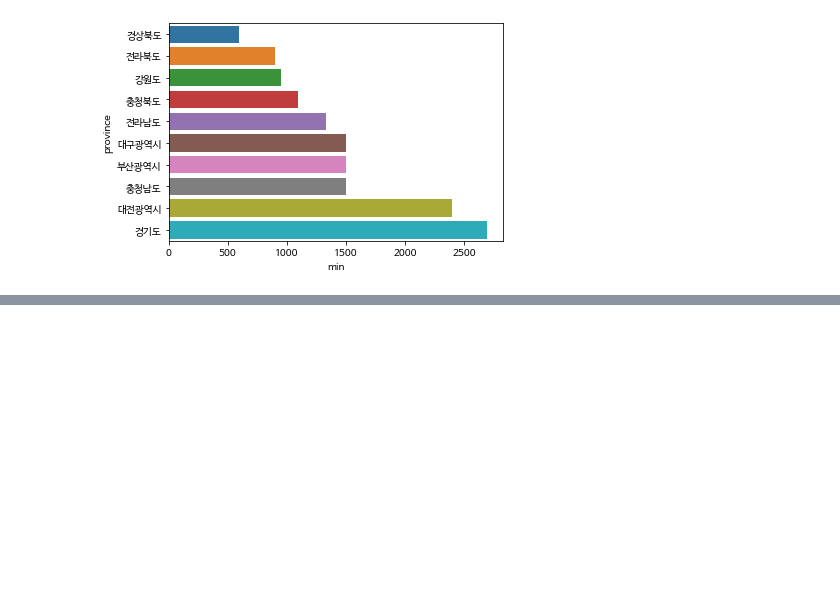
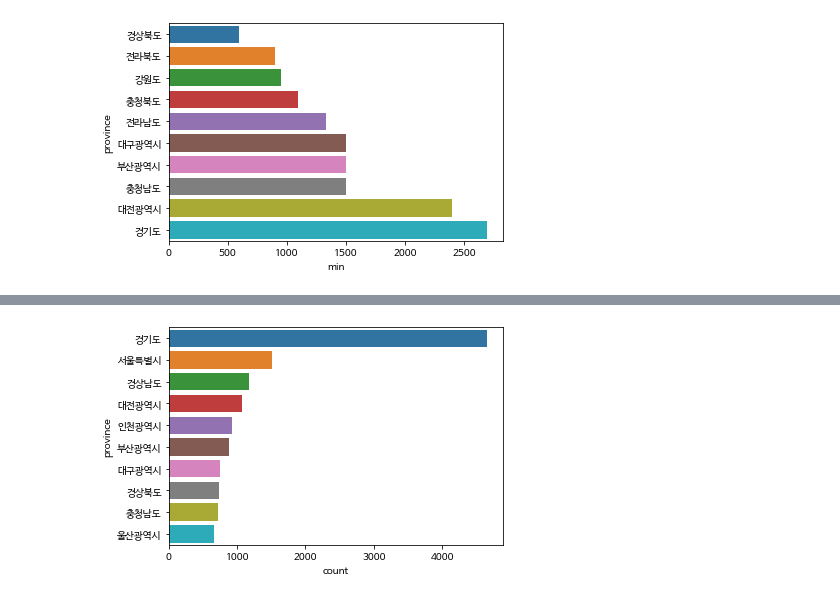
Before and after one commit to sejinseo/Itwill_Python, a Jupyter notebook: py26_apt.ipynb, the cells around one changed output, grey strips where cells are left out. Cells and saved outputs as stored; diff of their text form; code cells hidden in the pictures; blank space fills up the shorter version.

```diff
--- a/py26_apt.ipynb
+++ b/py26_apt.ipynb
@@ -400,0 +403,2 @@ plt.show()
+# %%
+apt_midsize = apt[(apt['면적'] >= 84) & (apt['면적'] < 100)]
@@ -400,0 +418,3 @@ plt.show()
+# %%
+result = apt_midsize.groupby(by='province')['가격'].agg(['count', 'mean', 'min', 'max'])
+result
@@ -400,0 +441,4 @@ plt.show()
+# %%
+# 중간 크기 아파트의 매매 건수 순서
+top10 = result.sort_values('count', ascending=False).head(10)
+top10
@@ -400,0 +458,5 @@ plt.show()
+# %%
+sns.barplot(x='count', y=top10.index, data=top10)
+plt.show()
+# %% [output]
+[figure, added]
```
Also changed, not shown: parts of 42 cells of this notebook.
